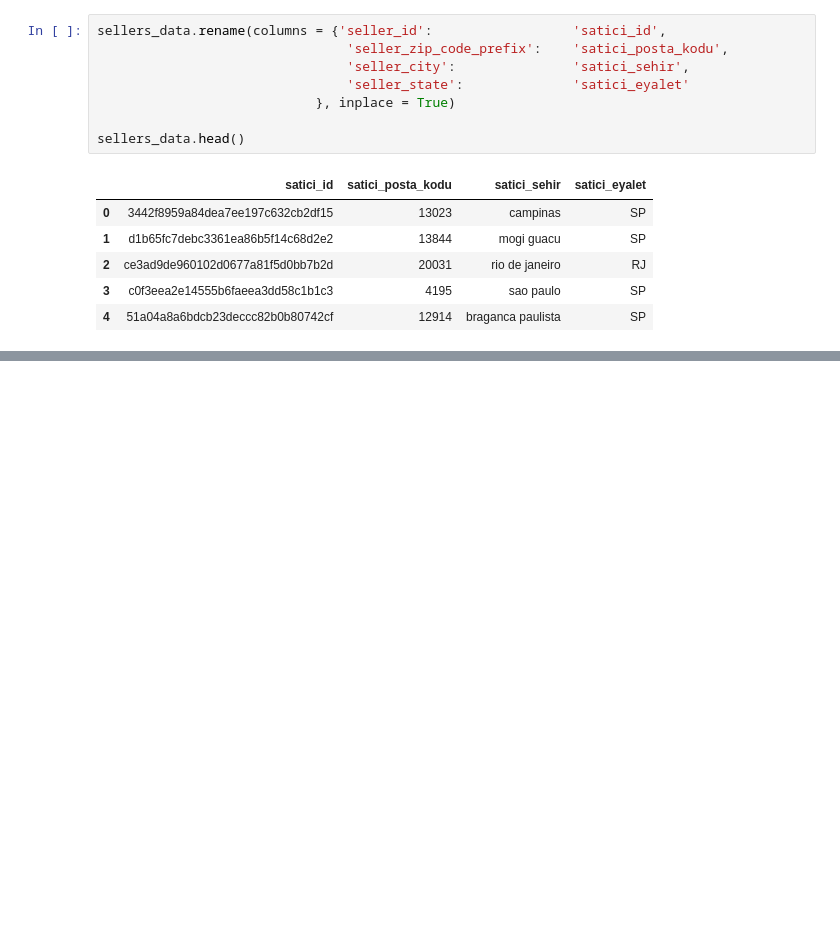
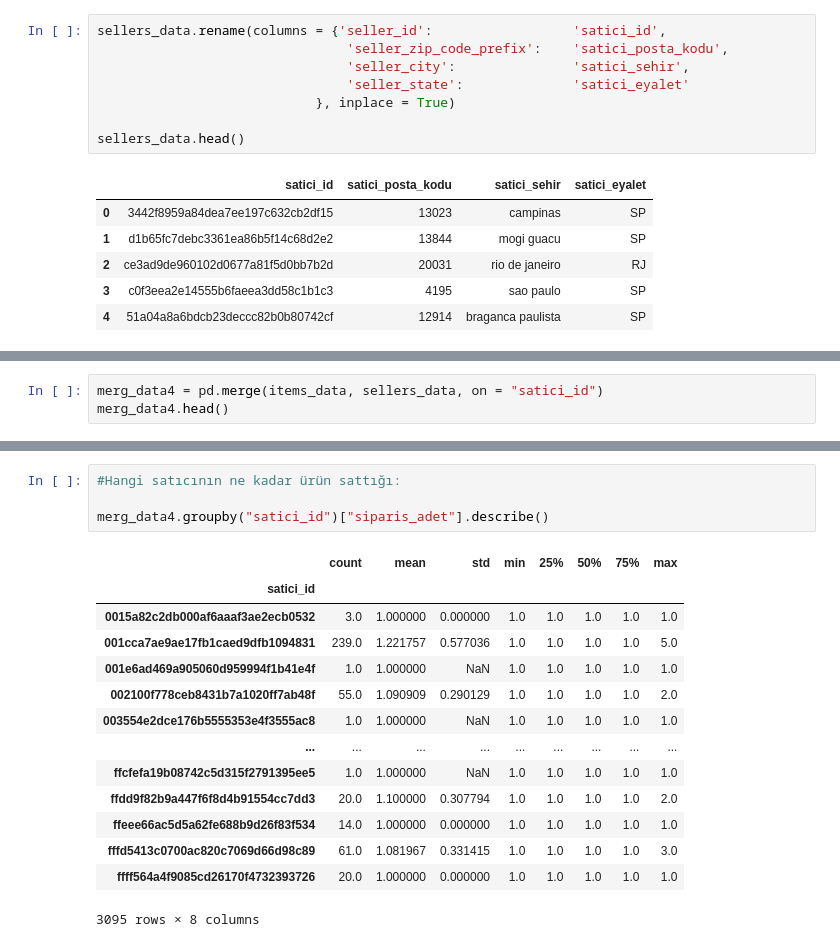
Before and after one commit to sudeokumus/womenintech_python_bitirme_projesi, a Jupyter notebook: ayrintilar.ipynb, the cells around one changed output, grey strips where cells are left out. Saved outputs shown, nothing was run; the diff lists cells and outputs as text; blank space fills up the shorter version.

```diff
--- a/ayrintilar.ipynb
+++ b/ayrintilar.ipynb
@@ -1245,0 +1476,3 @@ sellers_data.head()
+# %%
+merg_data4 = pd.merge(items_data, sellers_data, on = "satici_id")
+merg_data4.head()
@@ -1245,0 +1486,19 @@ sellers_data.head()
+# %%
+#Hangi satıcının ne kadar ürün sattığı:
+
+merg_data4.groupby("satici_id")["siparis_adet"].describe()
+# %% [output]
+|  | count | mean | std | min | 25% | 50% | 75% | max |
+| satici_id |  |  |  |  |  |  |  |  |
+| 0015a82c2db000af6aaaf3ae2ecb0532 | 3.0 | 1.000000 | 0.000000 | 1.0 | 1.0 | 1.0 | 1.0 | 1.0 |
+| 001cca7ae9ae17fb1caed9dfb1094831 | 239.0 | 1.221757 | 0.577036 | 1.0 | 1.0 | 1.0 | 1.0 | 5.0 |
+| 001e6ad469a905060d959994f1b41e4f | 1.0 | 1.000000 | NaN | 1.0 | 1.0 | 1.0 | 1.0 | 1.0 |
+| 002100f778ceb8431b7a1020ff7ab48f | 55.0 | 1.090909 | 0.290129 | 1.0 | 1.0 | 1.0 | 1.0 | 2.0 |
+| 003554e2dce176b5555353e4f3555ac8 | 1.0 | 1.000000 | NaN | 1.0 | 1.0 | 1.0 | 1.0 | 1.0 |
+| ... | ... | ... | ... | ... | ... | ... | ... | ... |
+| ffcfefa19b08742c5d315f2791395ee5 | 1.0 | 1.000000 | NaN | 1.0 | 1.0 | 1.0 | 1.0 | 1.0 |
+| ffdd9f82b9a447f6f8d4b91554cc7dd3 | 20.0 | 1.100000 | 0.307794 | 1.0 | 1.0 | 1.0 | 1.0 | 2.0 |
+| ffeee66ac5d5a62fe688b9d26f83f534 | 14.0 | 1.000000 | 0.000000 | 1.0 | 1.0 | 1.0 | 1.0 | 1.0 |
+| fffd5413c0700ac820c7069d66d98c89 | 61.0 | 1.081967 | 0.331415 | 1.0 | 1.0 | 1.0 | 1.0 | 3.0 |
+| ffff564a4f9085cd26170f4732393726 | 20.0 | 1.000000 | 0.000000 | 1.0 | 1.0 | 1.0 | 1.0 | 1.0 |
+3095 rows × 8 columns
```
Also changed, not shown: parts of 29 cells of this notebook, 1 other file.
